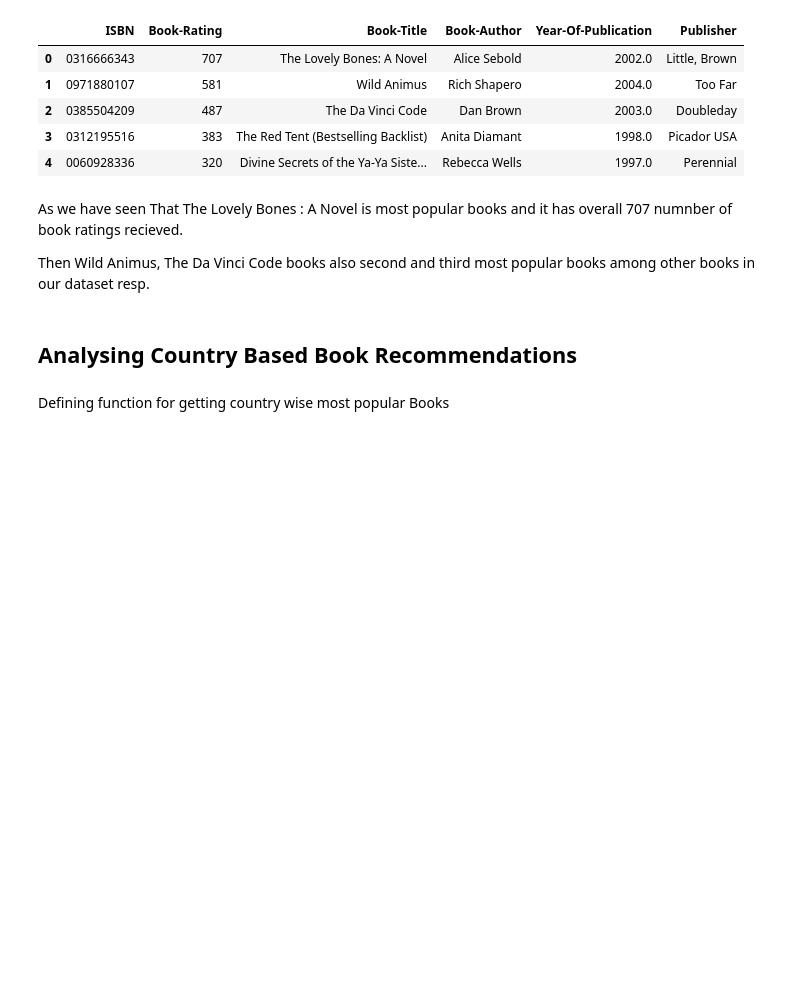
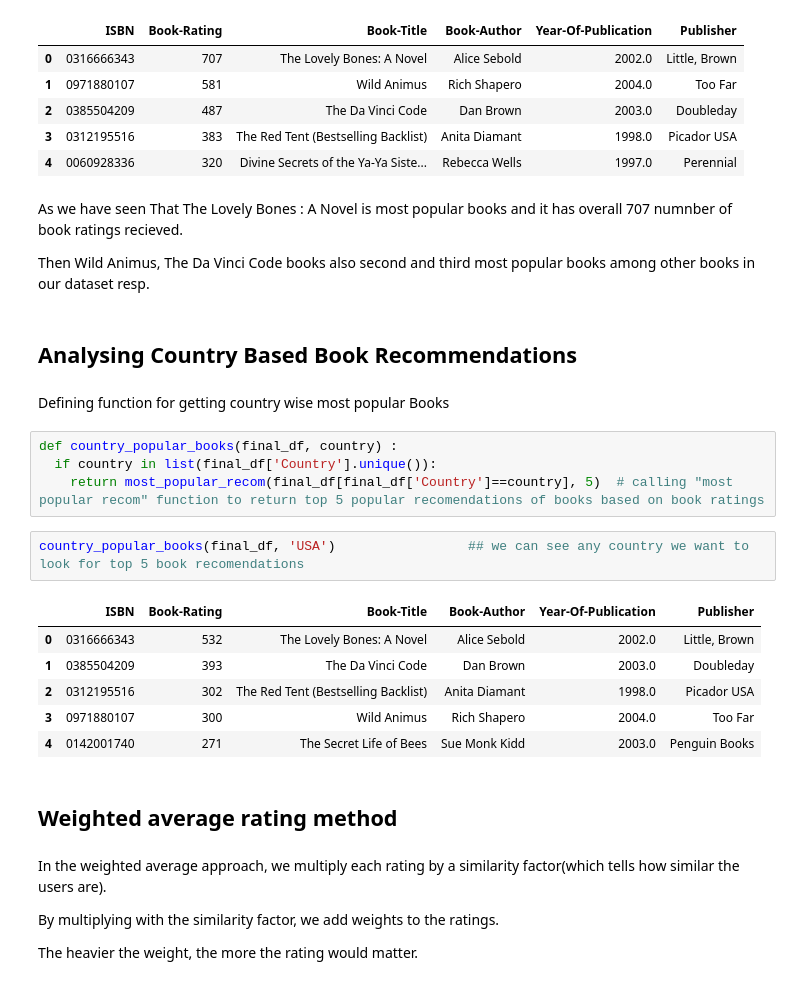
Before and after one commit to Suraj-7077/Unsupervised-ML-Book-Recommendation-system-Model, a Jupyter notebook: Unsupervised_ML_Capstone_Project_IV_.ipynb, the cells around one changed output. Saved outputs shown, nothing was run; the diff lists cells and outputs as text; blank space fills up the shorter version.

```diff
--- a/Unsupervised_ML_Capstone_Project_IV_.ipynb
+++ b/Unsupervised_ML_Capstone_Project_IV_.ipynb
@@ -1104,3 +1086,24 @@ Then Wild Animus, The Da Vinci Code books also second and third most popular boo
 ## Analysing Country Based Book Recommendations
 # %% [markdown]
 Defining function for getting country wise most popular Books
+# %%
+def country_popular_books(final_df, country) :
+  if country in list(final_df['Country'].unique()):
+    return most_popular_recom(final_df[final_df['Country']==country], 5)  # calling "most popular recom" function to return top 5 popular recomendations of books based on book ratings
+# %%
+country_popular_books(final_df, 'USA')                 ## we can see any country we want to look for top 5 book recomendations
+# %% [output]
+|  | ISBN | Book-Rating | Book-Title | Book-Author | Year-Of-Publication | Publisher |
+| 0 | 0316666343 | 532 | The Lovely Bones: A Novel | Alice Sebold | 2002.0 | Little, Brown |
+| 1 | 0385504209 | 393 | The Da Vinci Code | Dan Brown | 2003.0 | Doubleday |
+| 2 | 0312195516 | 302 | The Red Tent (Bestselling Backlist) | Anita Diamant | 1998.0 | Picador USA |
+| 3 | 0971880107 | 300 | Wild Animus | Rich Shapero | 2004.0 | Too Far |
+| 4 | 0142001740 | 271 | The Secret Life of Bees | Sue Monk Kidd | 2003.0 | Penguin Books |
+# %% [markdown]
+## **Weighted average rating method**
+# %% [markdown]
+In the weighted average approach, we multiply each rating by a similarity factor(which tells how similar the users are).
+
+By multiplying with the similarity factor, we add weights to the ratings.
+
+The heavier the weight, the more the rating would matter.
```
Also changed, not shown: parts of 10 cells of this notebook.
